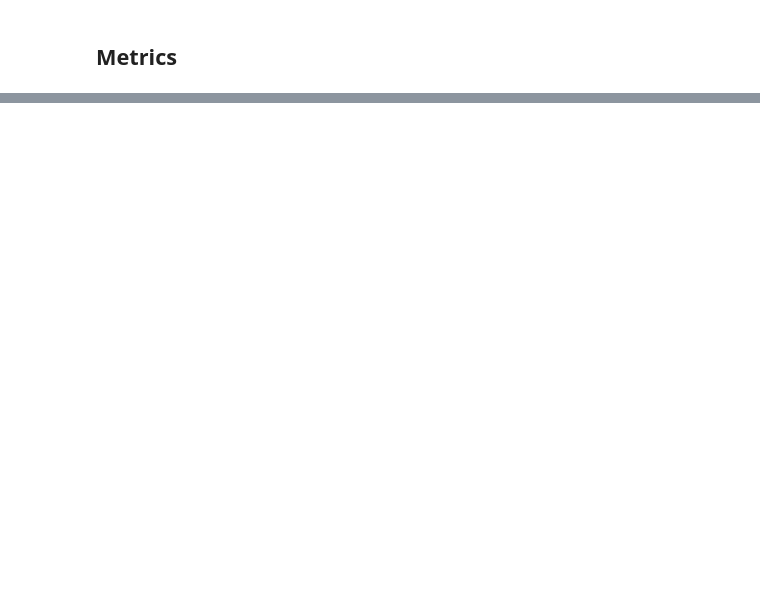
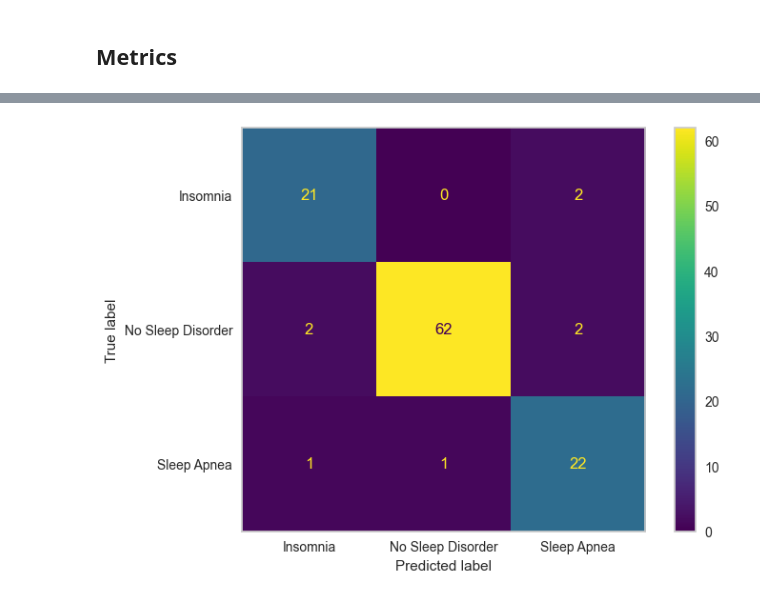
Before and after one commit to dbfranco07/AI221_ClassicalMachineLearning_MachineExercises, a Jupyter notebook: team_project.ipynb, the cells around one changed output, grey strips where cells are left out. Cells and saved outputs as stored; diff of their text form; code cells hidden in the pictures; blank space fills up the shorter version.

```diff
--- a/team_project.ipynb
+++ b/team_project.ipynb
@@ -464,0 +434,13 @@ sns.scatterplot(combined, x='lineardiscriminantanalysis0', y='lineardiscriminant
+# %%
+s = ClassificationExperiment()
+s.setup(
+    df,
+    target='Sleep Disorder',
+    session_id=42,
+    train_size=0.7,
+    imputation_type=None,
+    remove_multicollinearity=True,
+    multicollinearity_threshold=0.90,
+    # fix_imbalance=True,
+    normalize=True,
+)
@@ -464,0 +466,2 @@ sns.scatterplot(combined, x='lineardiscriminantanalysis0', y='lineardiscriminant
+# %%
+best = s.compare_models()
@@ -464,0 +514,3 @@ sns.scatterplot(combined, x='lineardiscriminantanalysis0', y='lineardiscriminant
+# %%
+X_train_transformed, y_train_transformed = s.pipeline.transform(X_train, y_train)
+X_test_transformed, y_test_transformed = s.pipeline.transform(X_test, y_test)
@@ -464,0 +532,10 @@ sns.scatterplot(combined, x='lineardiscriminantanalysis0', y='lineardiscriminant
+# %%
+ConfusionMatrixDisplay.from_estimator(
+    best,
+    X_test_transformed,
+    y_test_transformed,
+    display_labels=s.pipeline['label_encoding'].inverse_transform(best.classes_)
+)
+plt.grid(visible=False);
+# %% [output]
+[figure, added]
```
Also changed, not shown: parts of 79 cells of this notebook, 8 other files.
